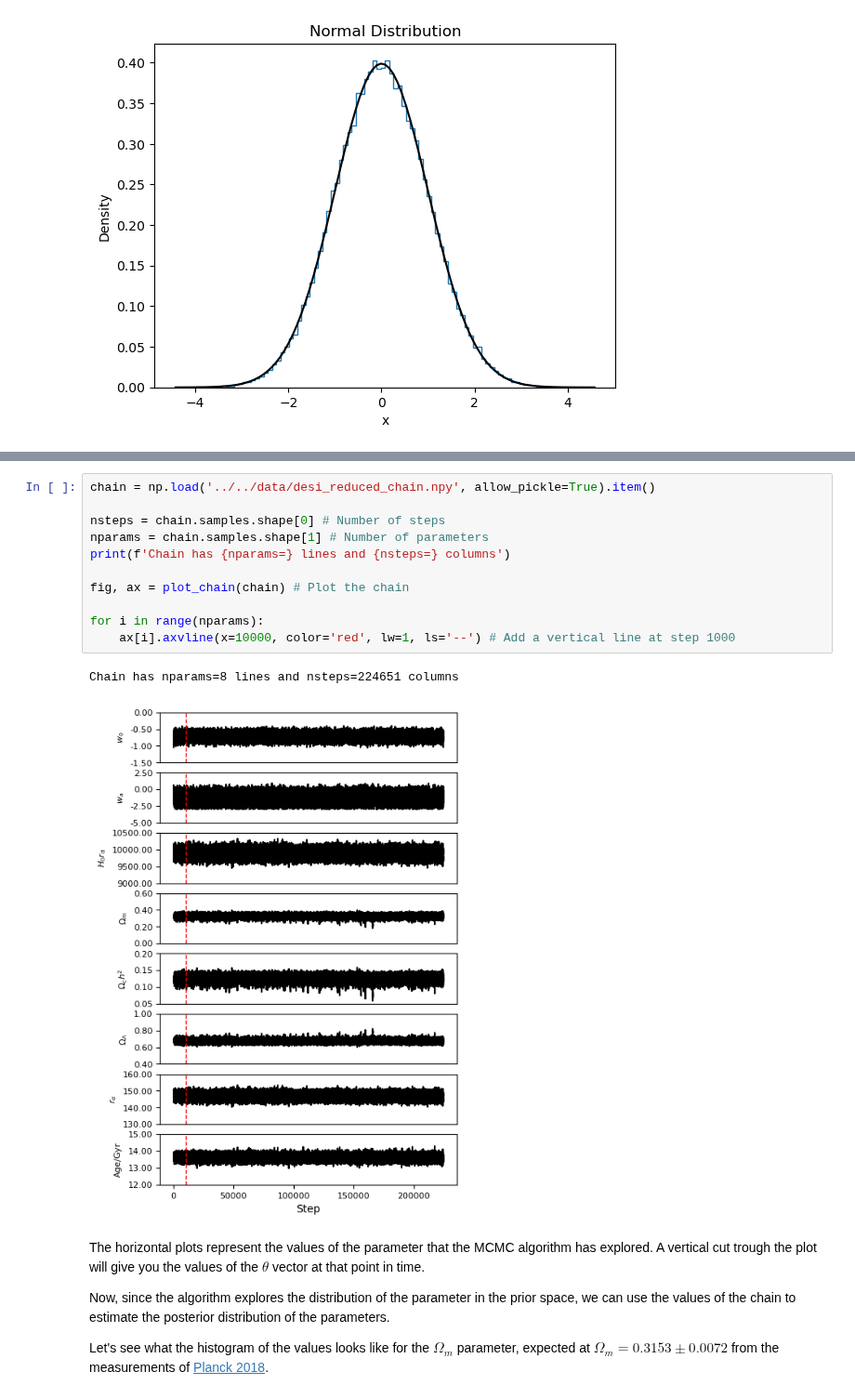
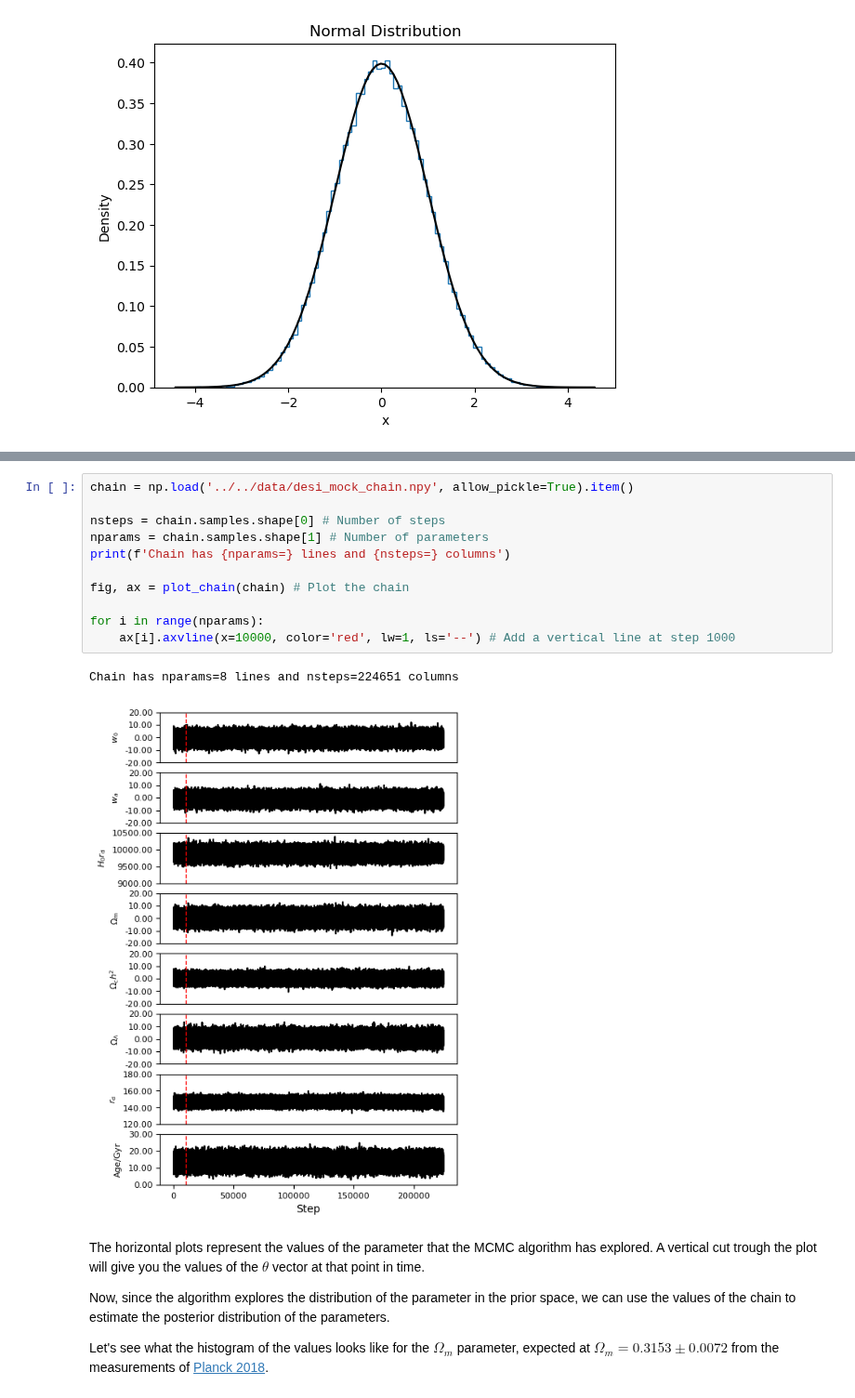
Before and after one commit to DESIHIGH/desihigh, a Jupyter notebook: notebooks/English/CosmologicalInference.ipynb, the cells around one changed output, grey strips where cells are left out. Shown at 93% size. Cells and saved outputs as stored; diff of their text form.

Commit message:
Change inference data to replace it by a mock chain sampled around  DESI DR2 means (to replace eventually by actual chains elements)

```diff
--- a/notebooks/English/CosmologicalInference.ipynb
+++ b/notebooks/English/CosmologicalInference.ipynb
@@ -306,19 +306,19 @@ Now (with a lot of stuff under the hood here), we actually use what is called a
 
 Let's take a look at what a DESI cosmological inference chain looks like.
 # %%
-chain = np.load('../../data/desi_reduced_chain.npy', allow_pickle=True).item()
+chain = np.load('../../data/desi_mock_chain.npy', allow_pickle=True).item()
 
 nsteps = chain.samples.shape[0] # Number of steps
 nparams = chain.samples.shape[1] # Number of parameters
 print(f'Chain has {nparams=} lines and {nsteps=} columns')
 
 fig, ax = plot_chain(chain) # Plot the chain
 
 for i in range(nparams):
     ax[i].axvline(x=10000, color='red', lw=1, ls='--') # Add a vertical line at step 1000
 # %% [output]
 Chain has nparams=8 lines and nsteps=224651 columns
-[figure, old version]
+[figure, new version]
 # %% [markdown]
 The horizontal plots represent the values of the parameter that the MCMC algorithm has explored.
 A vertical cut trough the plot will give you the values of the $\theta$ vector at that point in time.
```
Also changed, not shown: parts of 5 cells of this notebook, 1 other file.
